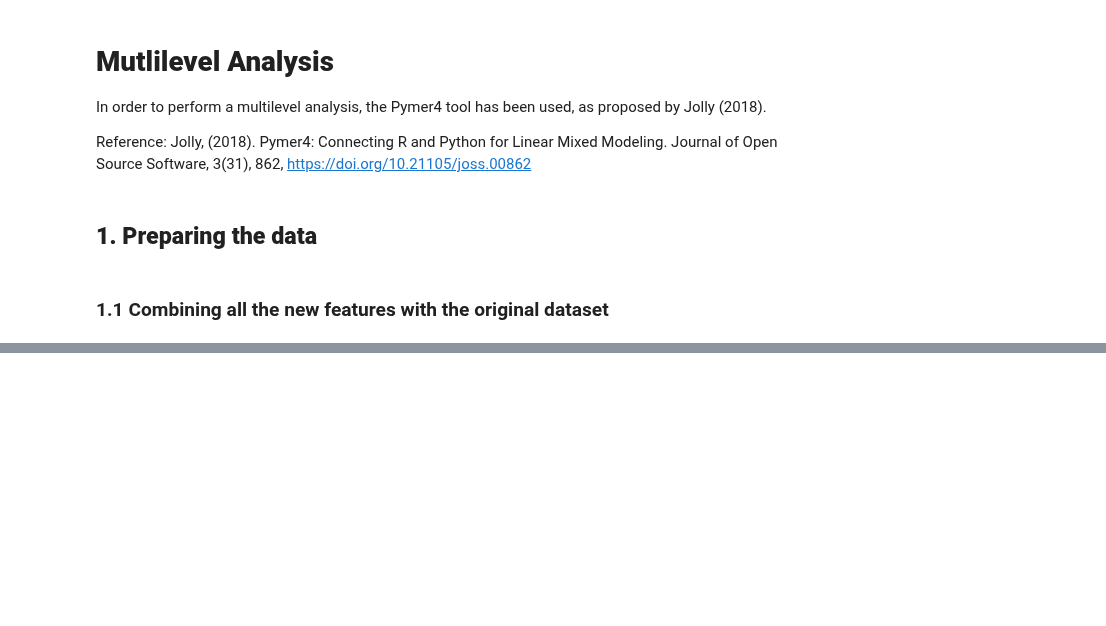
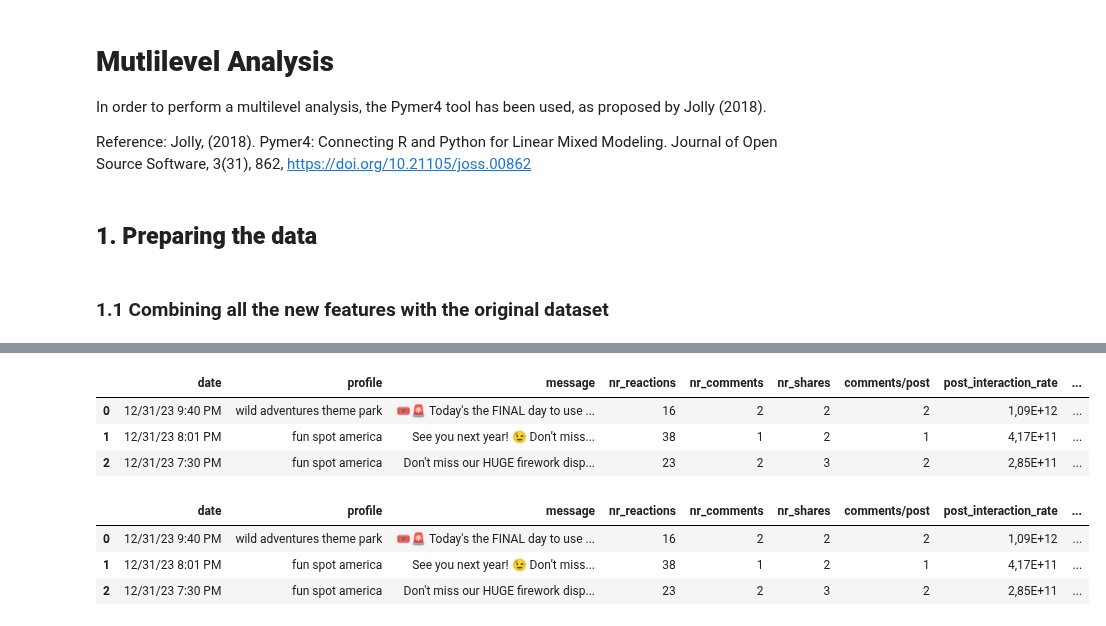
Before and after one commit to crlhbs/Group1_MarketingStrategy, a Jupyter notebook: Multi-level_Analysis.ipynb, the cells around one changed output, grey strips where cells are left out. Drawn from its saved outputs; the diff is of its cells as text; code cells hidden in the pictures; blank space fills up the shorter version.

```diff
--- a/Multi-level_Analysis.ipynb
+++ b/Multi-level_Analysis.ipynb
@@ -92,6 +49,24 @@ print(original_df.head())
 2  https://www.facebook.com/653224623510220/posts...     100000          2
 3  https://www.facebook.com/724434559725286/posts...    5200000          1
 4  https://www.facebook.com/562559642740100/posts...     381000          2
+# %%
+original_df.head(3)
+# %% [output]
+|  | date | profile | message | nr_reactions | nr_comments | nr_shares | comments/post | post_interaction_rate | ... |
+| 0 | 12/31/23 9:40 PM | wild adventures theme park | 🎟️🚨 Today's the FINAL day to use ... | 16 | 2 | 2 | 2 | 1,09E+12 | ... |
+| 1 | 12/31/23 8:01 PM | fun spot america | See you next year! 😉 Don’t miss... | 38 | 1 | 2 | 1 | 4,17E+11 | ... |
+| 2 | 12/31/23 7:30 PM | fun spot america | Don't miss our HUGE firework disp... | 23 | 2 | 3 | 2 | 2,85E+11 | ... |
+# %%
+# Merge the required columns from H4_data to original_df based on 'post_id'
+original_df = pd.merge(original_df, H4_data[['post_id', 'has_emoji']], on='post_id', how='left')
+
+# Display the first few rows of the merged DataFrame
+original_df.head(3)
+# %% [output]
+|  | date | profile | message | nr_reactions | nr_comments | nr_shares | comments/post | post_interaction_rate | ... |
+| 0 | 12/31/23 9:40 PM | wild adventures theme park | 🎟️🚨 Today's the FINAL day to use ... | 16 | 2 | 2 | 2 | 1,09E+12 | ... |
+| 1 | 12/31/23 8:01 PM | fun spot america | See you next year! 😉 Don’t miss... | 38 | 1 | 2 | 1 | 4,17E+11 | ... |
+| 2 | 12/31/23 7:30 PM | fun spot america | Don't miss our HUGE firework disp... | 23 | 2 | 3 | 2 | 2,85E+11 | ... |
 # %%
 original_df
 # %% [output]
```
Also changed, not shown: parts of 27 cells of this notebook, 1 other file.
